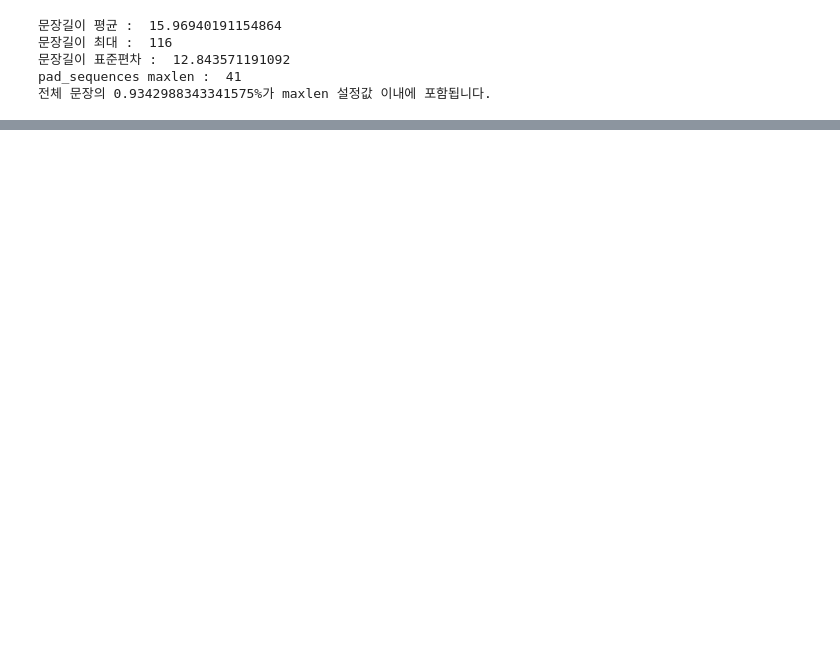
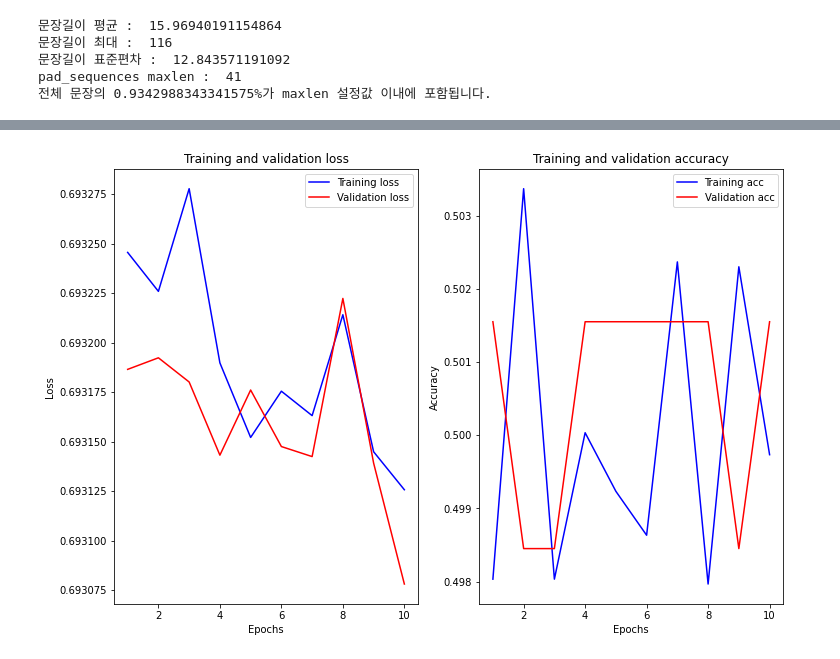
Before and after one commit to estela19/AIFFEL, a Jupyter notebook: exp07/base_1.ipynb, the cells around one changed output, grey strips where cells are left out. Cells and saved outputs as stored; diff of their text form; code cells hidden in the pictures; blank space fills up the shorter version.

```diff
--- a/exp07/base_1.ipynb
+++ b/exp07/base_1.ipynb
@@ -278,0 +405,32 @@ trainer.test()
+# %%
+vocab_size = 10000
+word_vector_dim = 25
+time_steps = 41
+
+# input layer
+inputs = keras.layers.Input(shape=(time_steps,))
+
+embed = keras.layers.Embedding(vocab_size, word_vector_dim)(inputs)
+
+# attention layer
+# inputs.shape = (batch_size, time_steps, input_dim)
+input_dim = int(embed.shape[2])
+
+a = keras.layers.Permute((2, 1))(embed) # same transpose
+#a = tf.keras.layers.Reshape((input_dim, TIME_STEPS))(a)
+# this line is not useful. It's just to know which dimension is what.
+a = keras.layers.Dense(time_steps, activation='softmax')(a)
+a_probs = keras.layers.Permute((2, 1), name='attention_vec')(a)
+output_attention_mul  = keras.layers.multiply([embed, a_probs])
+
+
+# lstm layer
+lstm_out = keras.layers.LSTM(256, activation='relu')(output_attention_mul)
+
+# fc layer
+fc = keras.layers.Dense(64)(lstm_out)
+output = keras.layers.Dense(1, activation='sigmoid')(fc)
+
+attention_3d_model = keras.Model(inputs=[inputs], outputs=output)
+
+attention_3d_model.summary()
@@ -278,0 +455,3 @@ trainer.test()
+# %%
+trainer.train(model=attention_3d_model, optimizer='adam', loss='binary_crossentropy', epochs=10, verbose=2)
+trainer.test(attention_3d_model)
@@ -278,0 +476,4 @@ trainer.test()
+# %%
+trainer.visualization()
+# %% [output]
+[figure, added]
```
Also changed, not shown: parts of 35 cells of this notebook, 1 other file.
